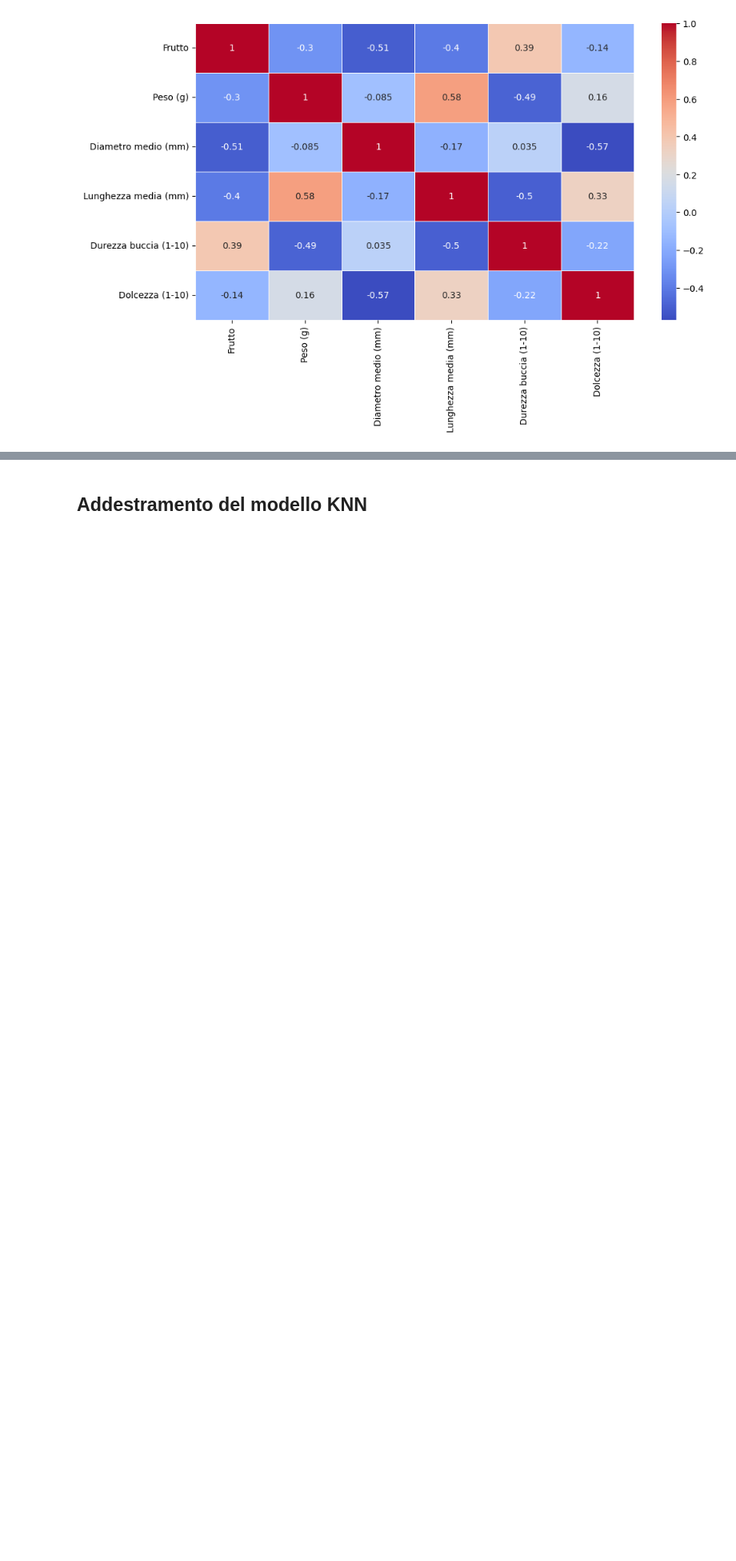
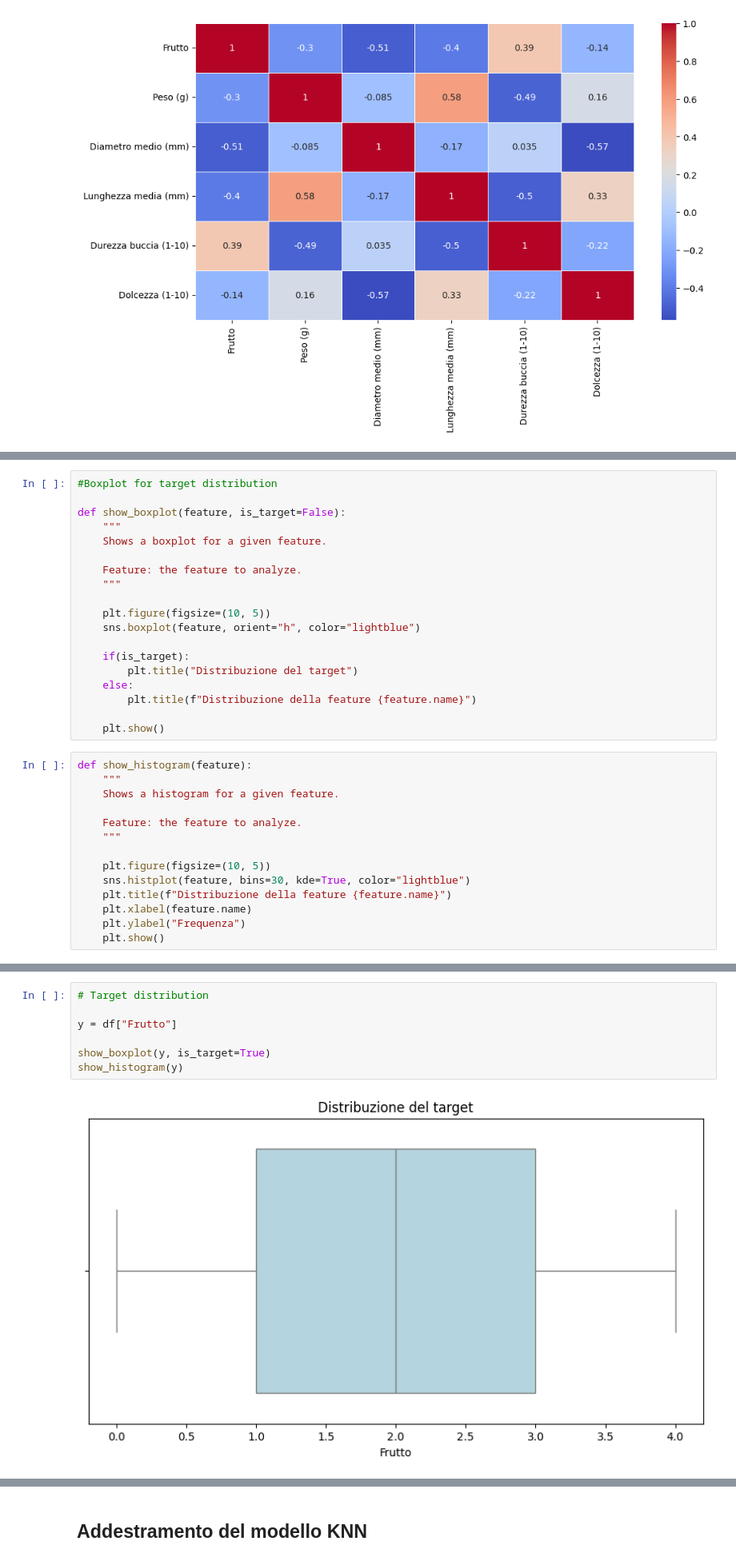
Before and after one commit to crypto-infinity/proai, a Jupyter notebook: course4-ml-algorithms/project/frutti_esotici.ipynb, the cells around one changed output, grey strips where cells are left out. Shown at 80% size. Drawn from its saved outputs; the diff is of its cells as text; blank space fills up the shorter version.

```diff
--- a/course4-ml-algorithms/project/frutti_esotici.ipynb
+++ b/course4-ml-algorithms/project/frutti_esotici.ipynb
@@ -151,0 +137,33 @@ Dall'analisi della matrice sopra mostrata, le features sembrano avere quasi tutt
+# %%
+#Boxplot for target distribution
+
+def show_boxplot(feature, is_target=False):
+    """
+    Shows a boxplot for a given feature.
+
+    Feature: the feature to analyze.
+    """
+
+    plt.figure(figsize=(10, 5))
+    sns.boxplot(feature, orient="h", color="lightblue")
+
+    if(is_target):
+        plt.title("Distribuzione del target")
+    else:
+        plt.title(f"Distribuzione della feature {feature.name}")
+
+    plt.show()
+# %%
+def show_histogram(feature):
+    """
+    Shows a histogram for a given feature.
+
+    Feature: the feature to analyze.
+    """
+
+    plt.figure(figsize=(10, 5))
+    sns.histplot(feature, bins=30, kde=True, color="lightblue")
+    plt.title(f"Distribuzione della feature {feature.name}")
+    plt.xlabel(feature.name)
+    plt.ylabel("Frequenza")
+    plt.show()
@@ -151,0 +186,9 @@ Dall'analisi della matrice sopra mostrata, le features sembrano avere quasi tutt
+# %%
+# Target distribution
+
+y = df["Frutto"]
+
+show_boxplot(y, is_target=True)
+show_histogram(y)
+# %% [output]
+[figure, added]
```
Also changed, not shown: parts of 27 cells of this notebook.
